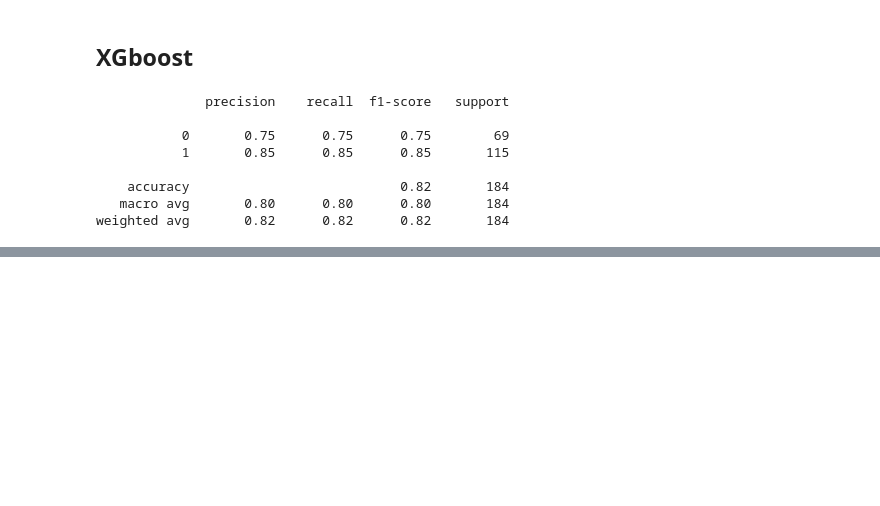
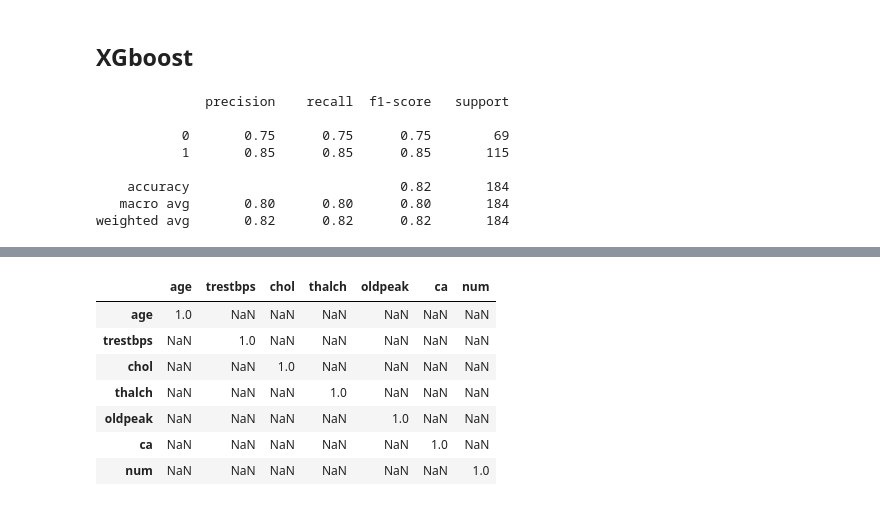
Before and after one commit to Pepi10/ML, a Jupyter notebook: Heart_Disease.ipynb, the cells around one changed output, grey strips where cells are left out. Cells and saved outputs as stored; diff of their text form; code cells hidden in the pictures; blank space fills up the shorter version.

```diff
--- a/Heart_Disease.ipynb
+++ b/Heart_Disease.ipynb
@@ -1014,0 +1069,11 @@ weighted avg       0.82      0.82      0.82       184
+# %%
+df_num.corr()[abs(df_num.corr()) > 0.7]
+# %% [output]
+|  | age | trestbps | chol | thalch | oldpeak | ca | num |
+| age | 1.0 | NaN | NaN | NaN | NaN | NaN | NaN |
+| trestbps | NaN | 1.0 | NaN | NaN | NaN | NaN | NaN |
+| chol | NaN | NaN | 1.0 | NaN | NaN | NaN | NaN |
+| thalch | NaN | NaN | NaN | 1.0 | NaN | NaN | NaN |
+| oldpeak | NaN | NaN | NaN | NaN | 1.0 | NaN | NaN |
+| ca | NaN | NaN | NaN | NaN | NaN | 1.0 | NaN |
+| num | NaN | NaN | NaN | NaN | NaN | NaN | 1.0 |
```
Also changed, not shown: parts of 12 cells of this notebook.
